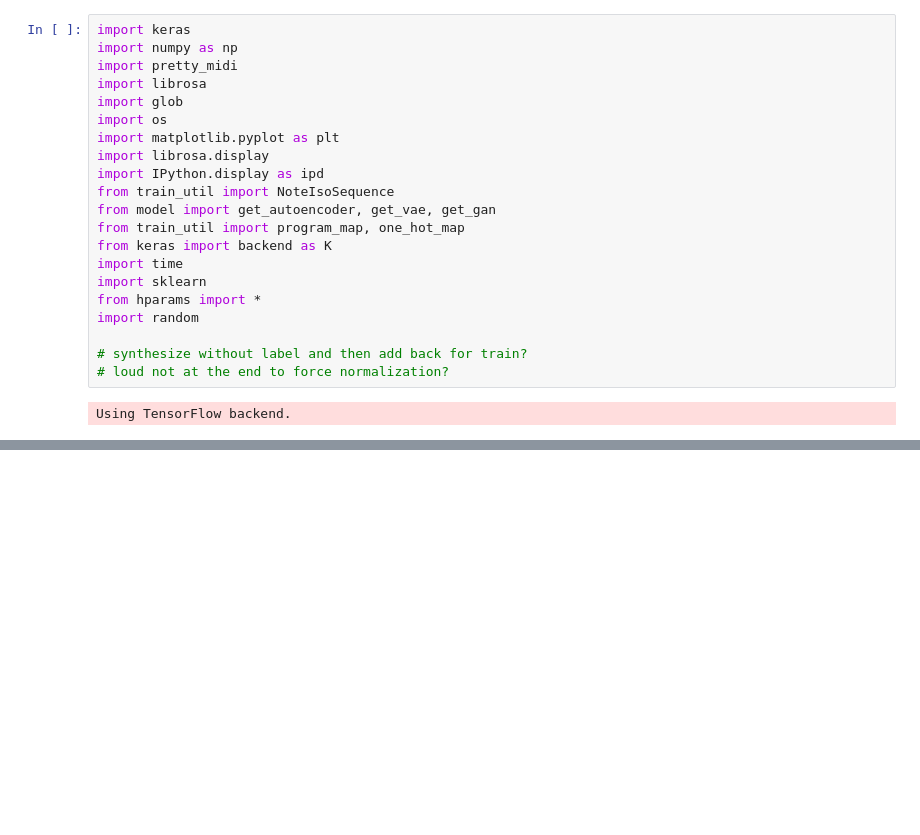
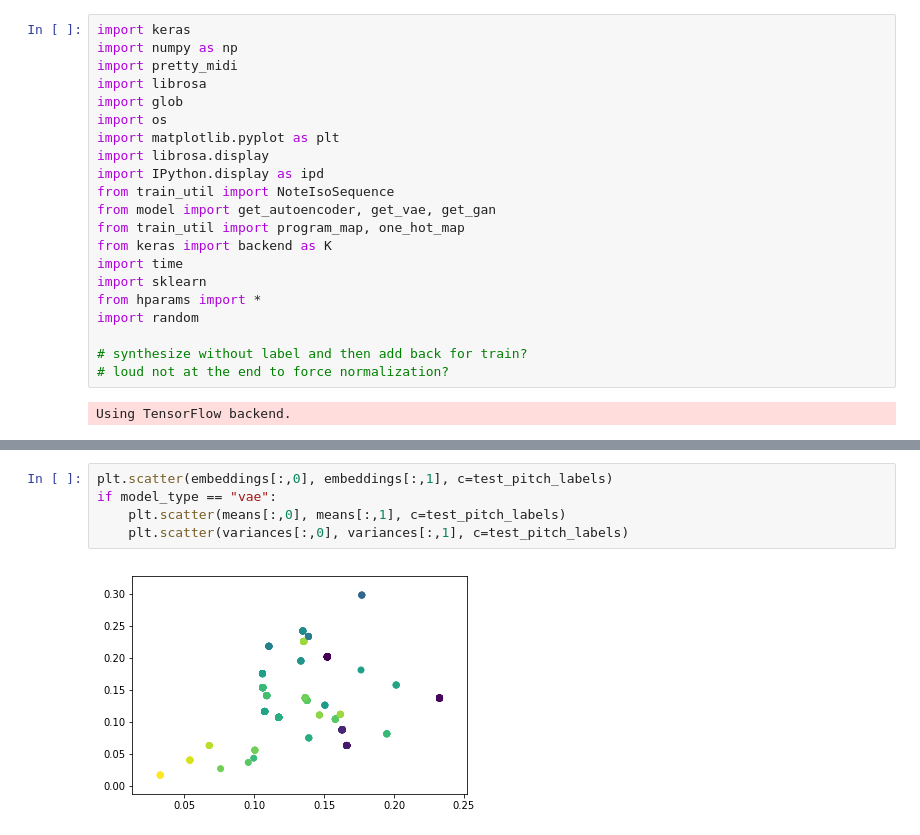
Before and after one commit to faraazn/music-transcription, a Jupyter notebook: amt/models/note_iso/cluster.ipynb, the cells around one changed output, grey strips where cells are left out. Saved outputs shown, nothing was run; the diff lists cells and outputs as text; blank space fills up the shorter version.

```diff
--- a/amt/models/note_iso/cluster.ipynb
+++ b/amt/models/note_iso/cluster.ipynb
@@ -218,0 +238,7 @@ for i in range(128):
+# %%
+plt.scatter(embeddings[:,0], embeddings[:,1], c=test_pitch_labels)
+if model_type == "vae":
+    plt.scatter(means[:,0], means[:,1], c=test_pitch_labels)
+    plt.scatter(variances[:,0], variances[:,1], c=test_pitch_labels)
+# %% [output]
+[figure, added]
```
Also changed, not shown: parts of 20 cells of this notebook, 5 other files.
